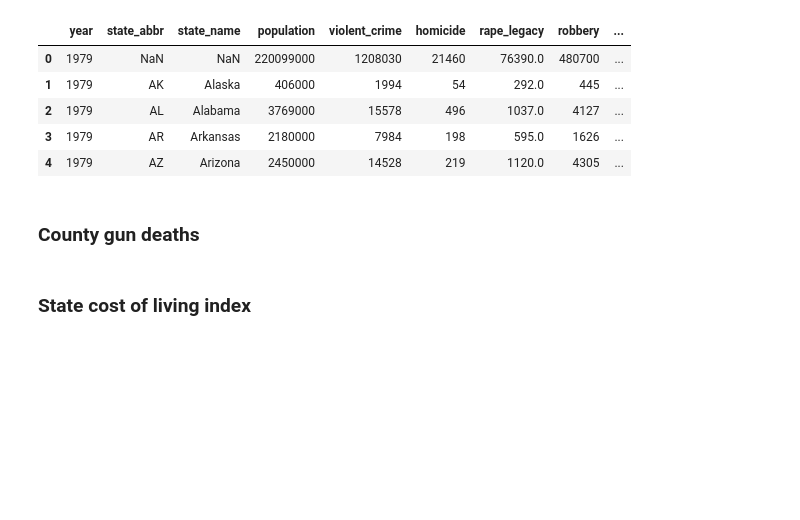
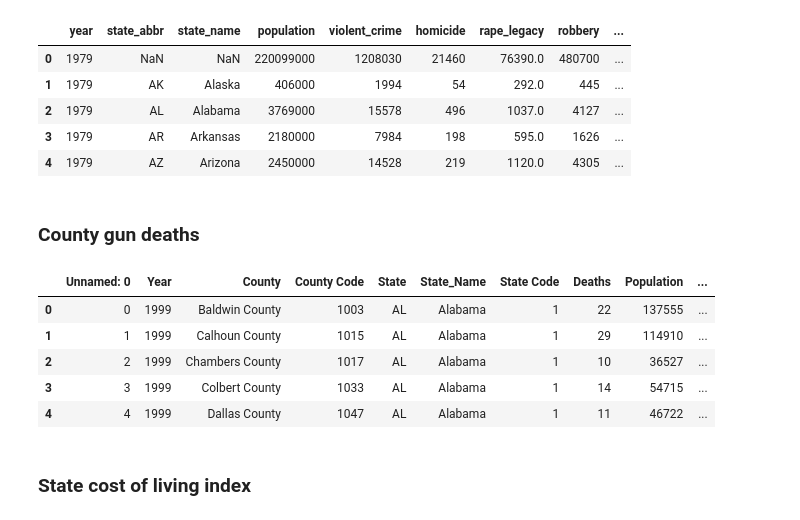
Before and after one commit to kflemming30/6505-Project, a Jupyter notebook: airbnb_data_exploration.ipynb, the cells around one changed output. Saved outputs shown, nothing was run; the diff lists cells and outputs as text; code cells hidden in the pictures; blank space fills up the shorter version.

```diff
--- a/airbnb_data_exploration.ipynb
+++ b/airbnb_data_exploration.ipynb
@@ -922,8 +922,15 @@ mapped_listings_with_sentiment.to_csv('mapped_listings_with_sentiment.csv', inde
 # %% [markdown]
 ### County gun deaths
 # %%
-county_gun_deaths = pd.read_csv('https://raw.githubusercontent.com/kflemming30/Urban_Dynamics_and_Airbnb_Reviews/main/gun_deaths_us_1999_2019.csv?token=GHSAT0AAAAAACJYALPK6O7I7JIBRHCP2OY2ZLXFDVQ')
+county_gun_deaths = pd.read_csv('https://raw.githubusercontent.com/kflemming30/Urban_Dynamics_and_Airbnb_Reviews/main/dfs_for_master/gun_deaths_us_1999_2019.csv?token=GHSAT0AAAAAACJYALPKUUMRVP6DDA6X4WI2ZLZ2OYQ')
 county_gun_deaths.head()
+# %% [output]
+|  | Unnamed: 0 | Year | County | County Code | State | State_Name | State Code | Deaths | Population | ... |
+| 0 | 0 | 1999 | Baldwin County | 1003 | AL | Alabama | 1 | 22 | 137555 | ... |
+| 1 | 1 | 1999 | Calhoun County | 1015 | AL | Alabama | 1 | 29 | 114910 | ... |
+| 2 | 2 | 1999 | Chambers County | 1017 | AL | Alabama | 1 | 10 | 36527 | ... |
+| 3 | 3 | 1999 | Colbert County | 1033 | AL | Alabama | 1 | 14 | 54715 | ... |
+| 4 | 4 | 1999 | Dallas County | 1047 | AL | Alabama | 1 | 11 | 46722 | ... |
 # %%
 county_gun_deaths.dtypes
 # %%
```
Also changed, not shown: parts of 25 cells of this notebook.
